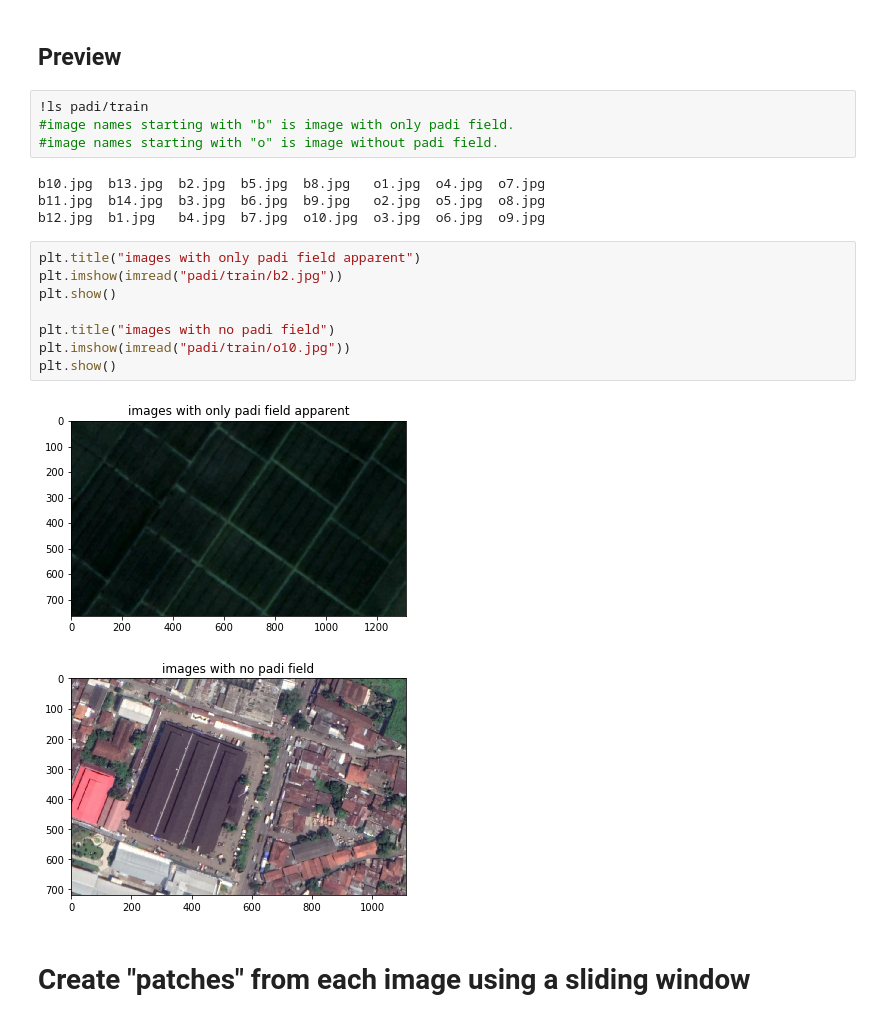
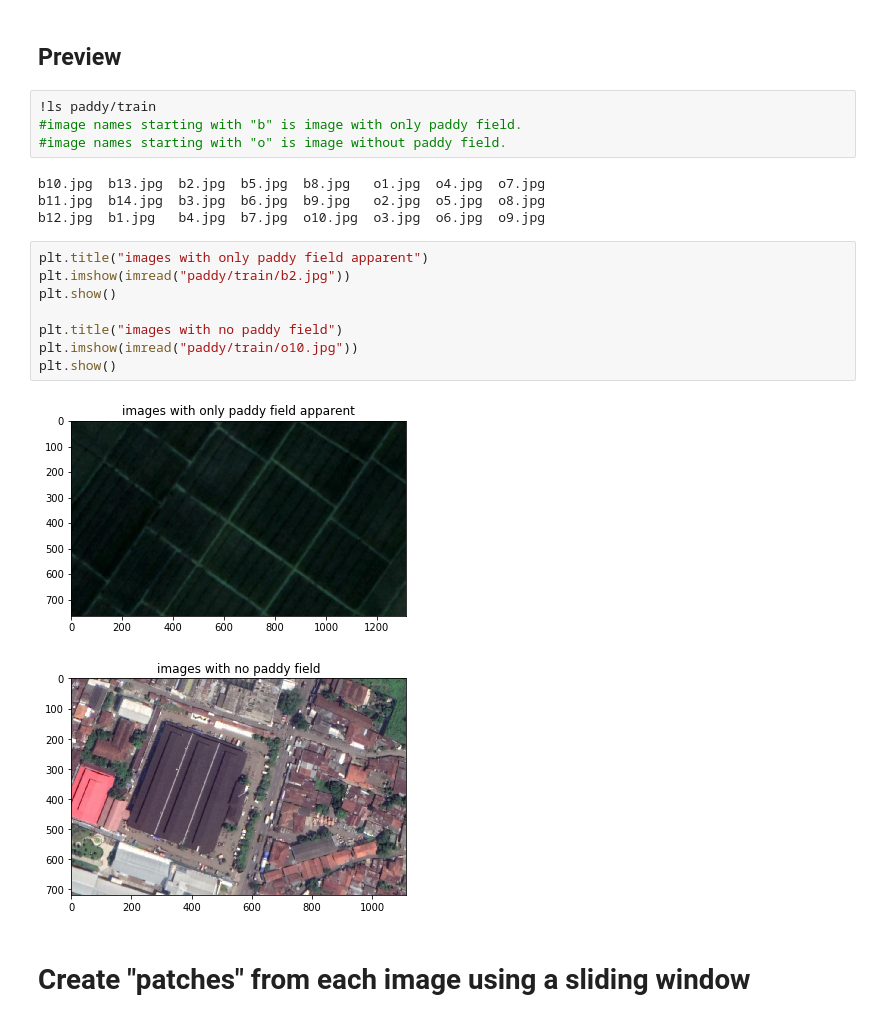
Before and after one commit to Gio1709/paddy, a Jupyter notebook: bamboopaddy_forest_detection.ipynb, the cells around one changed output. Drawn from its saved outputs; the diff is of its cells as text.

```diff
--- a/bamboopaddy_forest_detection.ipynb
+++ b/bamboopaddy_forest_detection.ipynb
@@ -75,24 +75,24 @@ padi.zip            100%[===================>]   3.45M  --.-KB/s    in 0.05s
 # %% [markdown]
 ## Preview
 # %%
-!ls padi/train
-#image names starting with "b" is image with only padi field.
-#image names starting with "o" is image without padi field.
+!ls paddy/train
+#image names starting with "b" is image with only paddy field.
+#image names starting with "o" is image without paddy field.
 # %% [output]
 b10.jpg  b13.jpg  b2.jpg  b5.jpg  b8.jpg   o1.jpg  o4.jpg  o7.jpg
 b11.jpg  b14.jpg  b3.jpg  b6.jpg  b9.jpg   o2.jpg  o5.jpg  o8.jpg
 b12.jpg  b1.jpg   b4.jpg  b7.jpg  o10.jpg  o3.jpg  o6.jpg  o9.jpg
 # %%
-plt.title("images with only padi field apparent")
-plt.imshow(imread("padi/train/b2.jpg"))
+plt.title("images with only paddy field apparent")
+plt.imshow(imread("paddy/train/b2.jpg"))
 plt.show()
 
-plt.title("images with no padi field")
-plt.imshow(imread("padi/train/o10.jpg"))
+plt.title("images with no paddy field")
+plt.imshow(imread("paddy/train/o10.jpg"))
 plt.show()
 # %% [output]
-[figure, old version]
+[figure, new version]
-[figure, old version]
+[figure, new version]
 # %% [markdown]
 # Create "patches" from each image using a sliding window
 # %%
```
Also changed, not shown: parts of 17 cells of this notebook.
